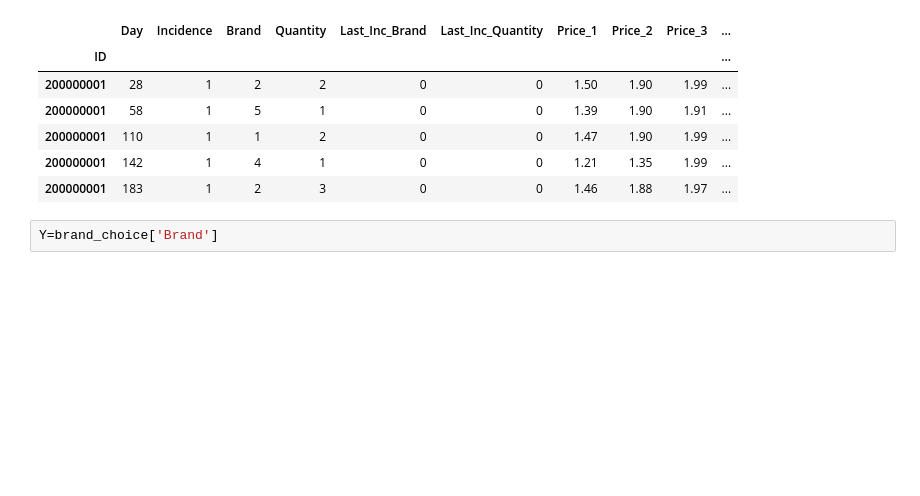
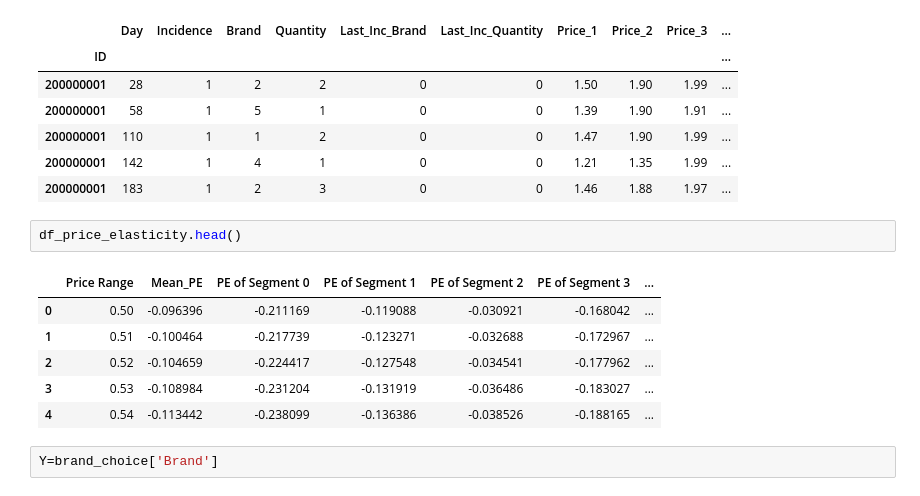
Before and after one commit to rajeevak40/Retail_Analytics, a Jupyter notebook: Brand_Choice_Modeling.ipynb, the cells around one changed output. Cells and saved outputs as stored; diff of their text form; blank space fills up the shorter version.

```diff
--- a/Brand_Choice_Modeling.ipynb
+++ b/Brand_Choice_Modeling.ipynb
@@ -31,6 +33,15 @@ brand_choice.head()
 | 200000001 | 110 | 1 | 1 | 2 | 0 | 0 | 1.47 | 1.90 | 1.99 | ... |
 | 200000001 | 142 | 1 | 4 | 1 | 0 | 0 | 1.21 | 1.35 | 1.99 | ... |
 | 200000001 | 183 | 1 | 2 | 3 | 0 | 0 | 1.46 | 1.88 | 1.97 | ... |
+# %%
+df_price_elasticity.head()
+# %% [output]
+|  | Price Range | Mean_PE | PE of Segment 0 | PE of Segment 1 | PE of Segment 2 | PE of Segment 3 | ... |
+| 0 | 0.50 | -0.096396 | -0.211169 | -0.119088 | -0.030921 | -0.168042 | ... |
+| 1 | 0.51 | -0.100464 | -0.217739 | -0.123271 | -0.032688 | -0.172967 | ... |
+| 2 | 0.52 | -0.104659 | -0.224417 | -0.127548 | -0.034541 | -0.177962 | ... |
+| 3 | 0.53 | -0.108984 | -0.231204 | -0.131919 | -0.036486 | -0.183027 | ... |
+| 4 | 0.54 | -0.113442 | -0.238099 | -0.136386 | -0.038526 | -0.188165 | ... |
 # %%
 Y=brand_choice['Brand']
 # %%
```
Also changed, not shown: parts of 15 cells of this notebook.
